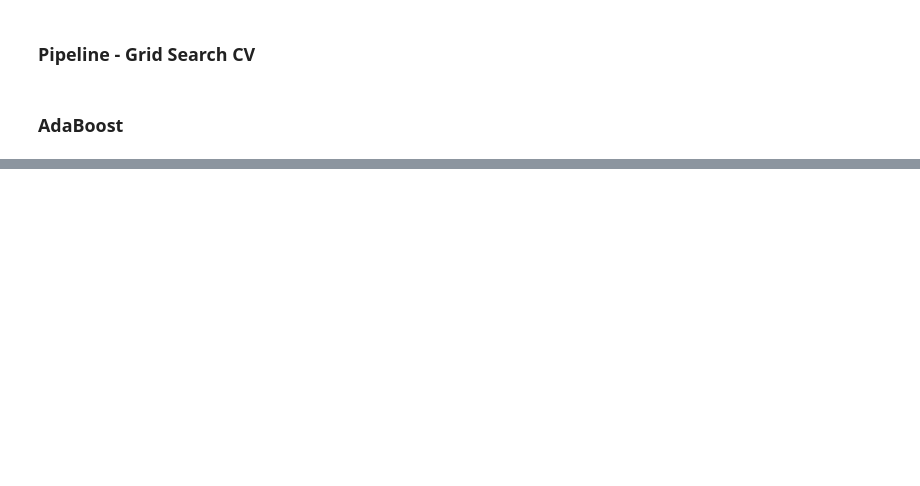
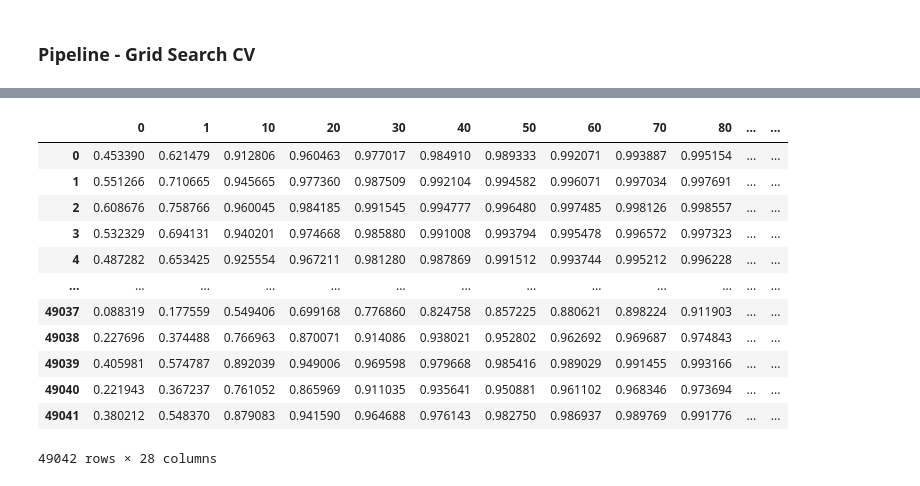
Before and after one commit to MegaCookies88/Data-Challenge-Wildfires, a Jupyter notebook: wildfires_models.ipynb, the cells around one changed output, grey strips where cells are left out. Drawn from its saved outputs; the diff is of its cells as text; code cells hidden in the pictures; blank space fills up the shorter version.

```diff
--- a/wildfires_models.ipynb
+++ b/wildfires_models.ipynb
@@ -138,2 +142,18 @@ Wall time: 42.2 s
+# %%
+# Maybe useful later
+
+param_grid = {
+    'bootstrap': [True],
+    'max_depth': [10, 100, None],
+    'max_features': ['auto', 'sqrt'],
+    'min_samples_leaf': [1, 2, 4],
+    'min_samples_split': [2, 5, 10],
+    'n_estimators': [200, 500, 1000, 1500, 2000]
+}
+
+search_grid = GridSearchCV(RandomForestClassifier(), param_grid, n_jobs=8)
+search_grid.fit(X_train, new_y_train.threshold)
+
+search_grid.best_params_
 # %%
 %%time
@@ -228,5 +234,3 @@ print(search.best_params_)
 prediction = search.predict(X_test.drop('CNT', axis=1))
 ba_distribution = dist_log1p(prediction)
 ba_distribution.to_csv('prediction_ba.csv', index=False)
-# %% [markdown]
-### AdaBoost
@@ -243,0 +237,15 @@ ba_distribution
+# %%
+%%time
+
+clf = BayesianRidge(n_iter=500)
+clf.fit(X_train.drop('CNT', axis=1), np.log1p(y_train.BA))
+
+prediction = clf.predict(X_test.drop('CNT', axis=1))
+ba_distribution = pd.DataFrame(data=0, index=np.arange(prediction.size), columns=u_BA)
+ba_distribution = ba_distribution.apply(lambda x: stats.norm.cdf(np.log1p(x.name), loc=prediction[x.index], scale=clf.lambda_**-1),
+                                        result_type='expand')
+ba_distribution.to_csv('prediction_ba.csv', index=False)
+ba_distribution
+
+## SCORE=4224
+# %% [output]
@@ -243,0 +254,13 @@ ba_distribution
+|  | 0 | 1 | 10 | 20 | 30 | 40 | 50 | 60 | 70 | 80 | ... | ... |
+| 0 | 0.453390 | 0.621479 | 0.912806 | 0.960463 | 0.977017 | 0.984910 | 0.989333 | 0.992071 | 0.993887 | 0.995154 | ... | ... |
+| 1 | 0.551266 | 0.710665 | 0.945665 | 0.977360 | 0.987509 | 0.992104 | 0.994582 | 0.996071 | 0.997034 | 0.997691 | ... | ... |
+| 2 | 0.608676 | 0.758766 | 0.960045 | 0.984185 | 0.991545 | 0.994777 | 0.996480 | 0.997485 | 0.998126 | 0.998557 | ... | ... |
+| 3 | 0.532329 | 0.694131 | 0.940201 | 0.974668 | 0.985880 | 0.991008 | 0.993794 | 0.995478 | 0.996572 | 0.997323 | ... | ... |
+| 4 | 0.487282 | 0.653425 | 0.925554 | 0.967211 | 0.981280 | 0.987869 | 0.991512 | 0.993744 | 0.995212 | 0.996228 | ... | ... |
+| ... | ... | ... | ... | ... | ... | ... | ... | ... | ... | ... | ... | ... |
+| 49037 | 0.088319 | 0.177559 | 0.549406 | 0.699168 | 0.776860 | 0.824758 | 0.857225 | 0.880621 | 0.898224 | 0.911903 | ... | ... |
+| 49038 | 0.227696 | 0.374488 | 0.766963 | 0.870071 | 0.914086 | 0.938021 | 0.952802 | 0.962692 | 0.969687 | 0.974843 | ... | ... |
+| 49039 | 0.405981 | 0.574787 | 0.892039 | 0.949006 | 0.969598 | 0.979668 | 0.985416 | 0.989029 | 0.991455 | 0.993166 | ... | ... |
+| 49040 | 0.221943 | 0.367237 | 0.761052 | 0.865969 | 0.911035 | 0.935641 | 0.950881 | 0.961102 | 0.968346 | 0.973694 | ... | ... |
+| 49041 | 0.380212 | 0.548370 | 0.879083 | 0.941590 | 0.964688 | 0.976143 | 0.982750 | 0.986937 | 0.989769 | 0.991776 | ... | ... |
+49042 rows × 28 columns
```
Also changed, not shown: parts of 9 cells of this notebook.
